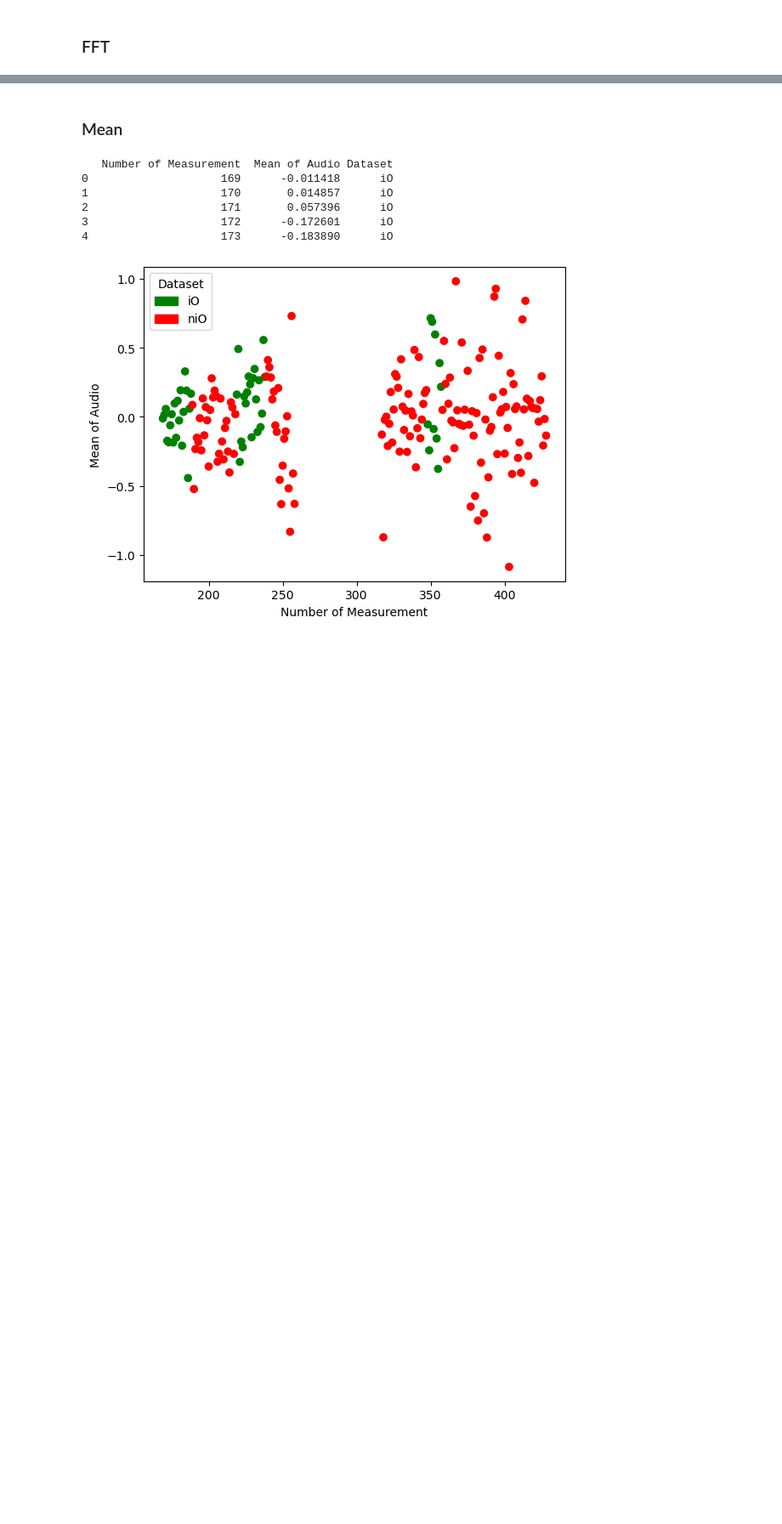
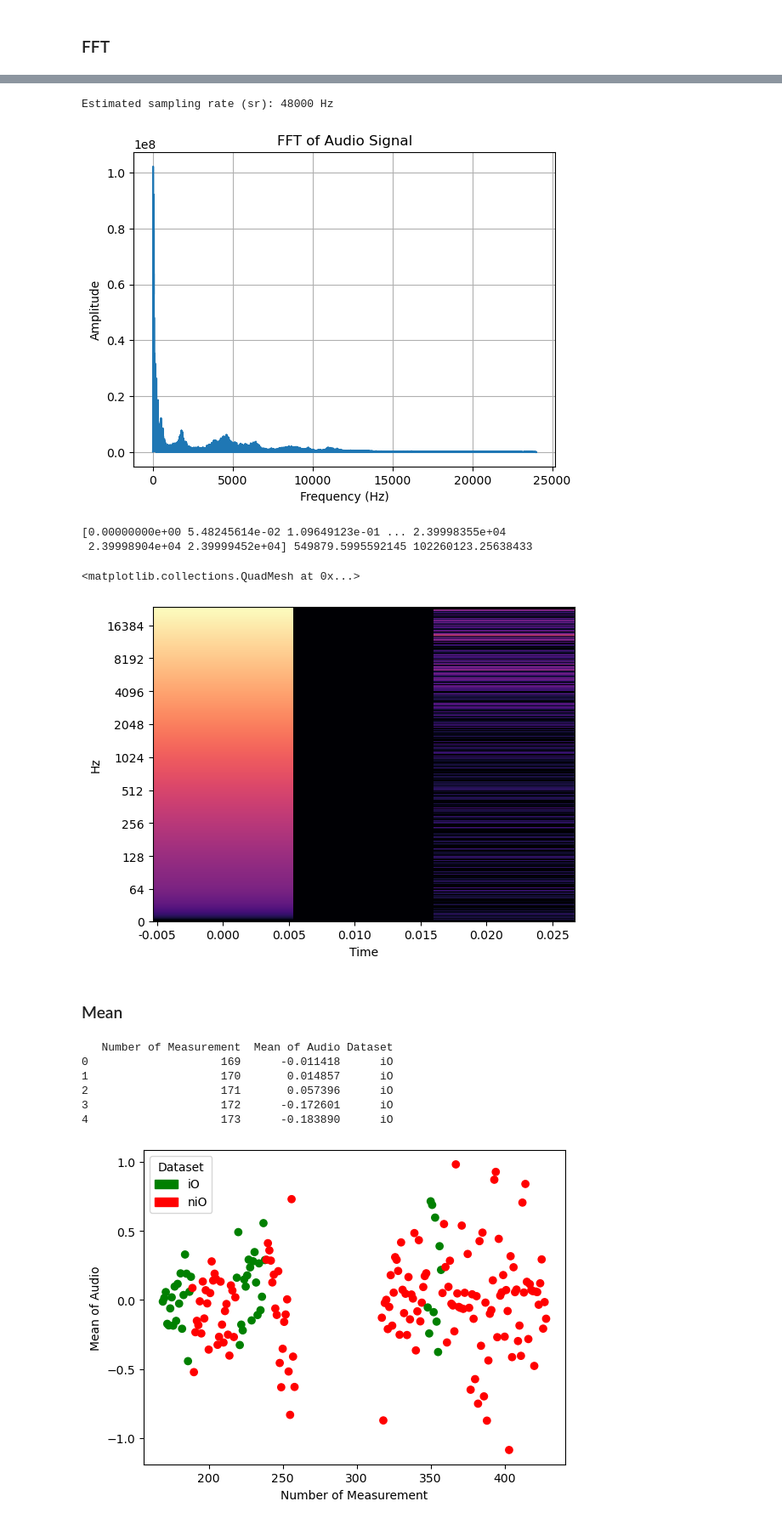
Before and after one commit to mingxin0532/Predictive-Quality-in-Additive-Manufacturing, a Jupyter notebook: PQAM.ipynb, the cells around one changed output, grey strips where cells are left out. Shown at 85% size. Saved outputs shown, nothing was run; the diff lists cells and outputs as text; code cells hidden in the pictures; blank space fills up the shorter version.

```diff
--- a/PQAM.ipynb
+++ b/PQAM.ipynb
@@ -293,3 +314,33 @@ memory usage: 20.0 MB
+# %%
+# FFT
+# Perform the Fast Fourier Transform (FFT) on the audio signal in column "M"
+Y = np.fft.fft(df["M"])
+# Compute the frequency bins corresponding to the FFT result
+# Estimated sampling rate based on test data
+delta_t = df["Time"].iloc[1] - df["Time"].iloc[0]
+sr = round(1 / delta_t)
+print(f"Estimated sampling rate (sr): {sr} Hz")
+frequencies = np.fft.fftfreq(len(df["M"]), d=1/sr)
+# Plot the magnitude spectrum (only the positive half of frequencies and amplitudes)
+plt.plot(frequencies[:len(frequencies)//2], np.abs(Y)[:len(Y)//2])
+plt.xlabel("Frequency (Hz)")
+plt.ylabel("Amplitude")
+plt.title("FFT of Audio Signal")
+plt.grid(True)
+plt.show()
+
+peak_freq = frequencies[:len(frequencies)//2]
+mean_amp = np.mean(np.abs(Y[:len(Y)//2]))
+max_amp = np.max(np.abs(Y[:len(Y)//2]))
+
+print(peak_freq, mean_amp, max_amp)
+# %% [output]
+Estimated sampling rate (sr): 48000 Hz
+[figure, added]
+[0.00000000e+00 5.48245614e-02 1.09649123e-01 ... 2.39998355e+04
+ 2.39998904e+04 2.39999452e+04] 549879.5995592145 102260123.25638433
+<matplotlib.collections.QuadMesh at 0x...>
+[figure, added]
 # %% [markdown]
 ### Mean
 # %%
```
Also changed, not shown: parts of 8 cells of this notebook.
